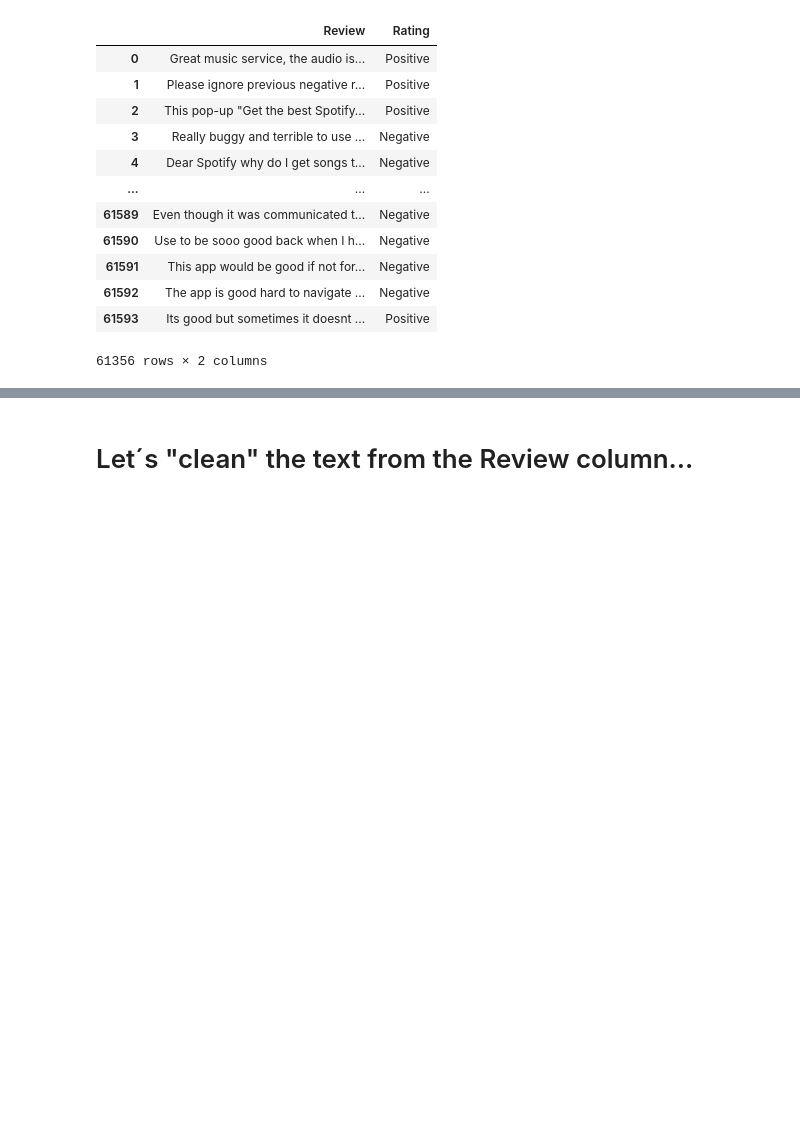
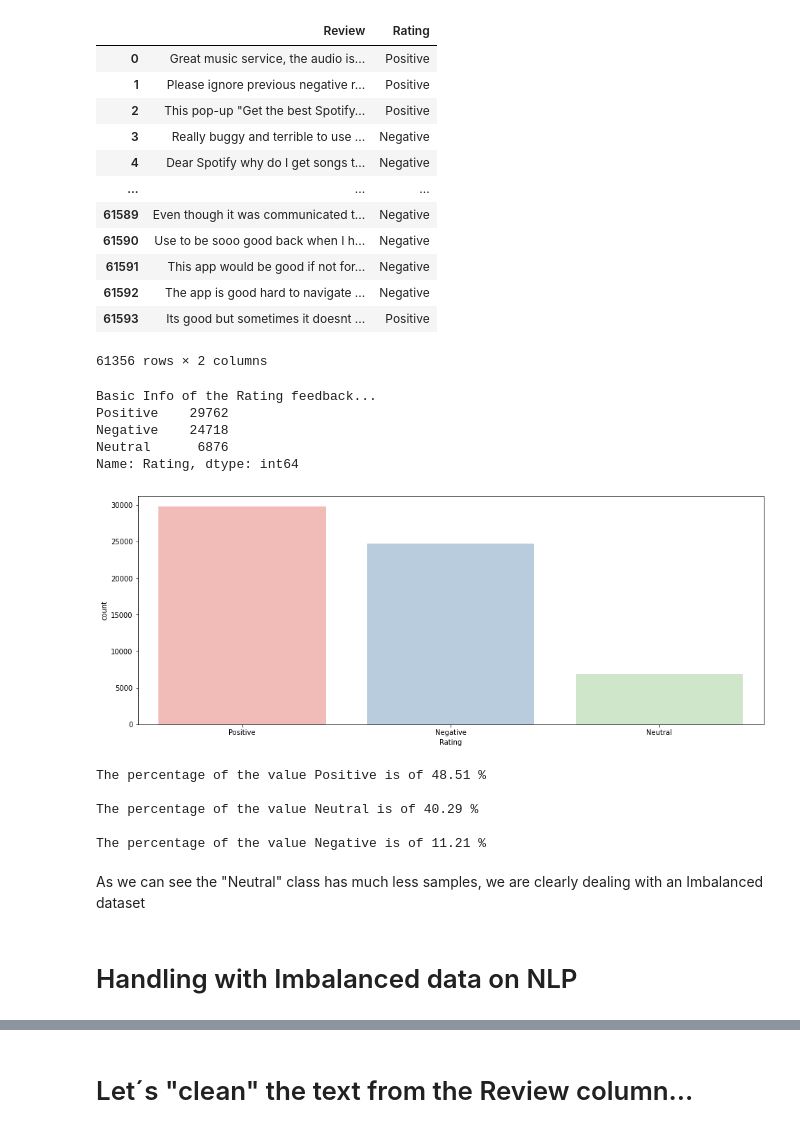
Before and after one commit to santiagoromero20/SentimentAnalysisApp-NLP-MCC, a Jupyter notebook: EDA.ipynb, the cells around one changed output, grey strips where cells are left out. Drawn from its saved outputs; the diff is of its cells as text; code cells hidden in the pictures; blank space fills up the shorter version.

```diff
--- a/EDA.ipynb
+++ b/EDA.ipynb
@@ -173,3 +168,32 @@ data
 | 61592 | The app is good hard to navigate ... | Negative |
 | 61593 | Its good but sometimes it doesnt ... | Positive |
 61356 rows × 2 columns
+# %%
+print("Basic Info of the Rating feedback...")
+a = data["Rating"].value_counts()
+print(a,"\n")
+plt.figure(figsize=(16,6))
+sns.countplot(data=data, x="Rating", palette='Pastel1')
+plt.show()
+
+total = data.shape[0]
+classes = ["Positive", "Neutral", "Negative"]
+for i in range(3):
+    percentage = a[i]/total
+    print(f"The percentage of the value {classes[i]} is of",round(percentage,4)*100,"%","\n")
+# %% [output]
+Basic Info of the Rating feedback...
+Positive    29762
+Negative    24718
+Neutral      6876
+Name: Rating, dtype: int64
+[figure, added]
+The percentage of the value Positive is of 48.51 %
+
+The percentage of the value Neutral is of 40.29 %
+
+The percentage of the value Negative is of 11.21 %
+# %% [markdown]
+As we can see the "Neutral" class has much less samples, we are clearly dealing with an Imbalanced dataset
+# %% [markdown]
+# Handling with Imbalanced data on NLP
```
Also changed, not shown: parts of 77 cells of this notebook.
